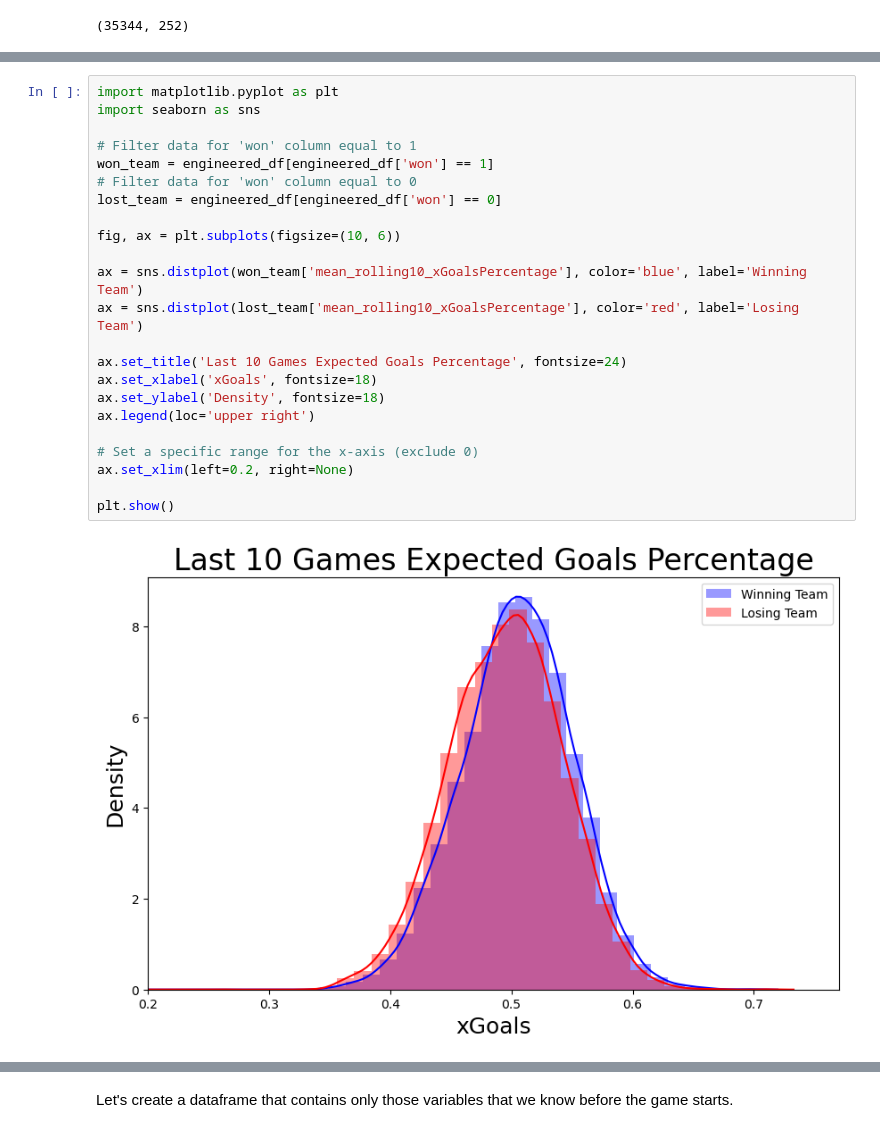
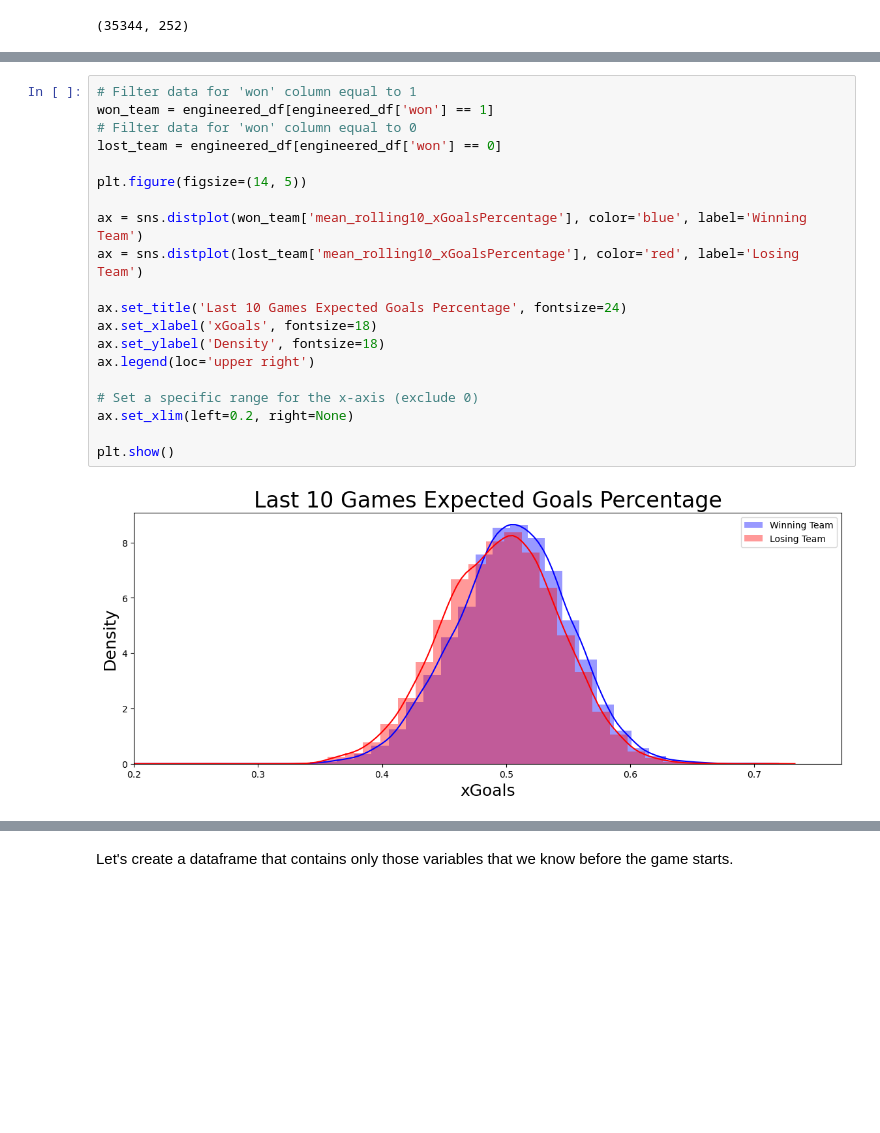
Before and after one commit to markshumka/NHL-Game-Predictor, a Jupyter notebook: Notebooks/Preprocessing_EDA_basic_model_creation.ipynb, the cells around one changed output, grey strips where cells are left out. Cells and saved outputs as stored; diff of their text form; blank space fills up the shorter version.

```diff
--- a/Notebooks/Preprocessing_EDA_basic_model_creation.ipynb
+++ b/Notebooks/Preprocessing_EDA_basic_model_creation.ipynb
@@ -1965,26 +1972,23 @@ engineered_df.shape
 # %%
-import matplotlib.pyplot as plt
-import seaborn as sns
-
 # Filter data for 'won' column equal to 1
 won_team = engineered_df[engineered_df['won'] == 1]
 # Filter data for 'won' column equal to 0
 lost_team = engineered_df[engineered_df['won'] == 0]
 
-fig, ax = plt.subplots(figsize=(10, 6))
+plt.figure(figsize=(14, 5))
 
 ax = sns.distplot(won_team['mean_rolling10_xGoalsPercentage'], color='blue', label='Winning Team')
 ax = sns.distplot(lost_team['mean_rolling10_xGoalsPercentage'], color='red', label='Losing Team')
 
 ax.set_title('Last 10 Games Expected Goals Percentage', fontsize=24)
 ax.set_xlabel('xGoals', fontsize=18)
 ax.set_ylabel('Density', fontsize=18)
 ax.legend(loc='upper right')
 
 # Set a specific range for the x-axis (exclude 0)
 ax.set_xlim(left=0.2, right=None)
 
 plt.show()
 # %% [output]
-[figure, old version]
+[figure, new version]
 # %%
```
Also changed, not shown: parts of 19 cells of this notebook.
